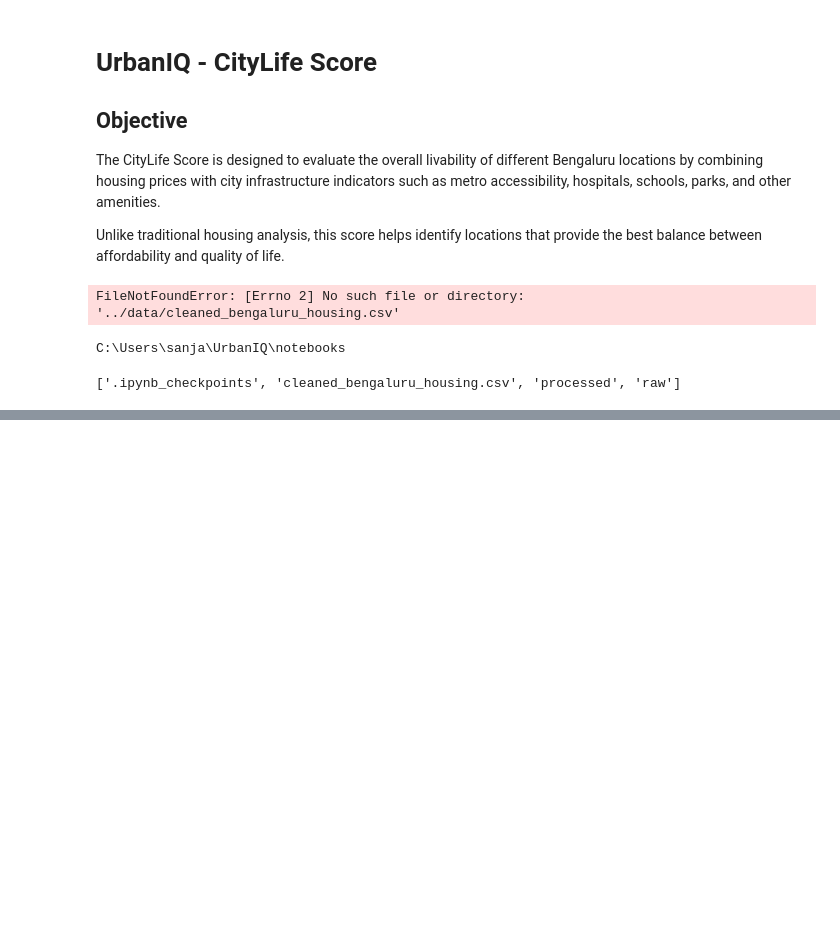
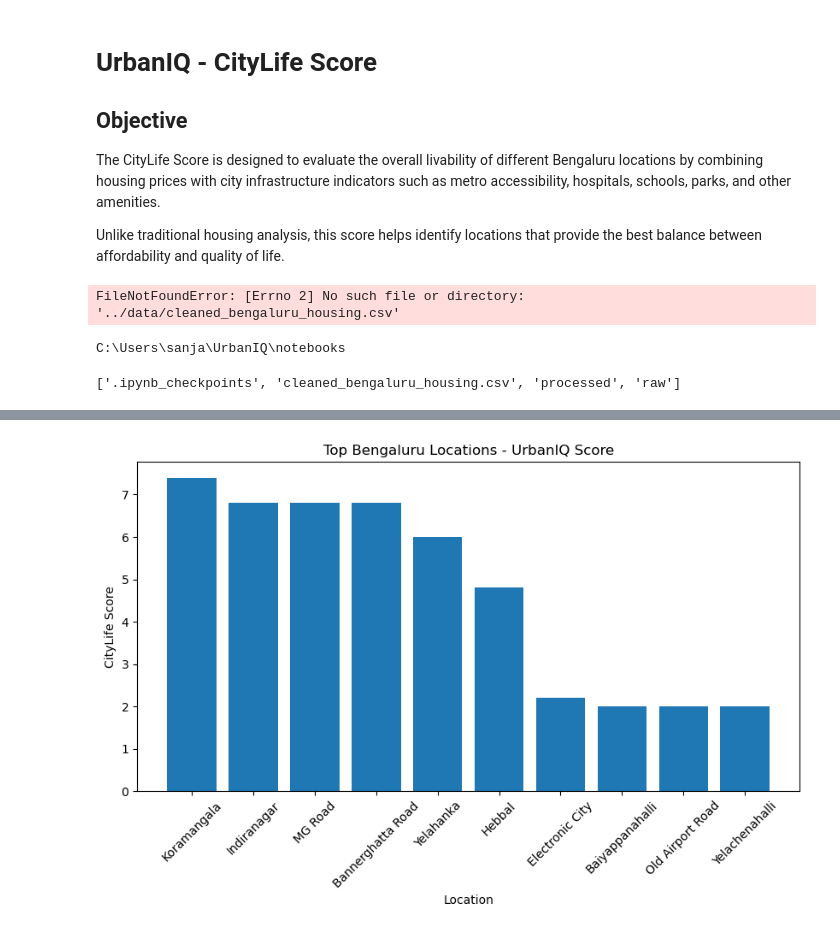
Before and after one commit to sanjureddy17/UrbanIQ, a Jupyter notebook: notebooks/03_CityLife_Score.ipynb, the cells around one changed output, grey strips where cells are left out. Drawn from its saved outputs; the diff is of its cells as text; code cells hidden in the pictures; blank space fills up the shorter version.

```diff
--- a/notebooks/03_CityLife_Score.ipynb
+++ b/notebooks/03_CityLife_Score.ipynb
@@ -32,0 +776,23 @@ print(os.listdir("../data"))
+# %%
+import matplotlib.pyplot as plt
+
+top_locations = city_df.head(10)
+
+plt.figure(figsize=(10,5))
+
+plt.bar(
+    top_locations["location"],
+    top_locations["citylife_score"]
+)
+
+plt.xticks(rotation=45)
+plt.xlabel("Location")
+plt.ylabel("CityLife Score")
+plt.title("Top Bengaluru Locations - UrbanIQ Score")
+
+# Save graph
+plt.savefig("../images/citylife_score.png", bbox_inches="tight")
+
+plt.show()
+# %% [output]
+[figure, added]
```
Also changed, not shown: parts of 51 cells of this notebook, 7 other files.
